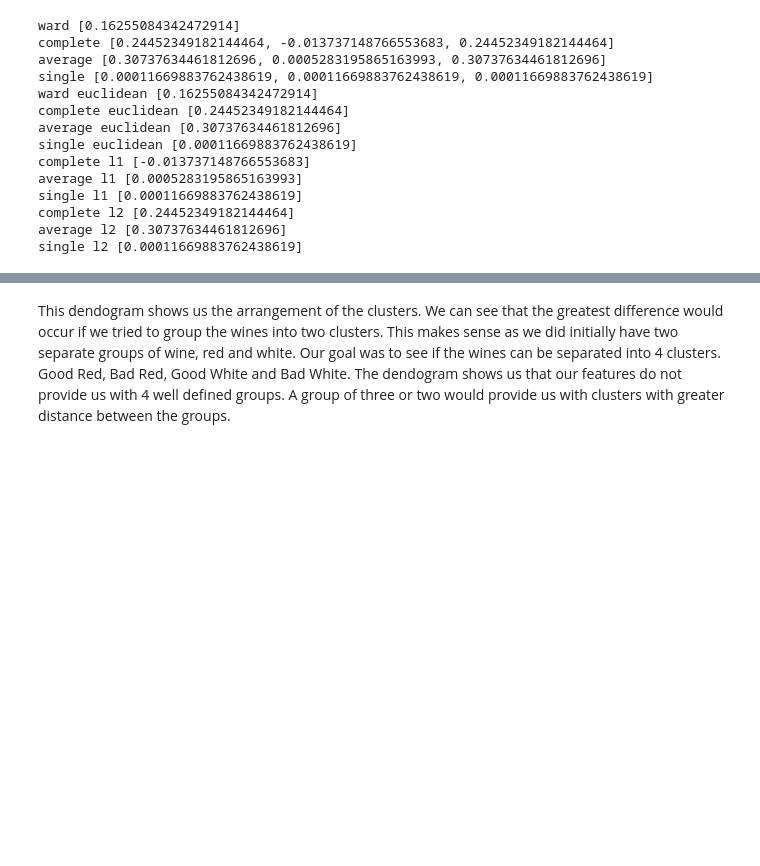
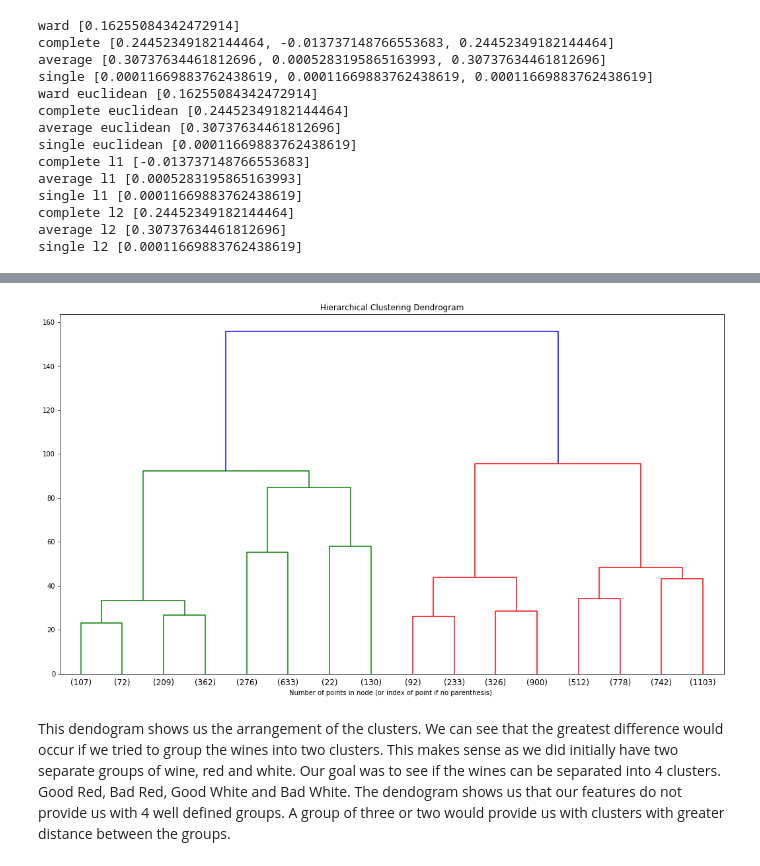
Before and after one commit to avneetgill/ensf544Project, a Jupyter notebook: Project1.2/Q3_Kyle.ipynb, the cells around one changed output, grey strips where cells are left out. Saved outputs shown, nothing was run; the diff lists cells and outputs as text; code cells hidden in the pictures; blank space fills up the shorter version.

```diff
--- a/Project1.2/Q3_Kyle.ipynb
+++ b/Project1.2/Q3_Kyle.ipynb
@@ -203,3 +279,7 @@ plt.show()
+# %%
+setup_dendogram_scaled(r_scaler, features, model)
+# %% [output]
+[figure, added]
 # %% [markdown]
 This dendogram shows us the arrangement of the clusters. We can see that the greatest difference would occur if we tried to group the wines into two clusters. This makes sense as we did initially have two separate groups of wine, red and white. Our goal was to see if the wines can be separated into 4 clusters. Good Red, Bad Red, Good White and Bad White. The dendogram shows us that our features do not provide us with 4 well defined groups. A group of three or two would provide us with clusters with greater distance between the groups.
 # %% [markdown]
```
Also changed, not shown: parts of 10 cells of this notebook, 1 other file.
